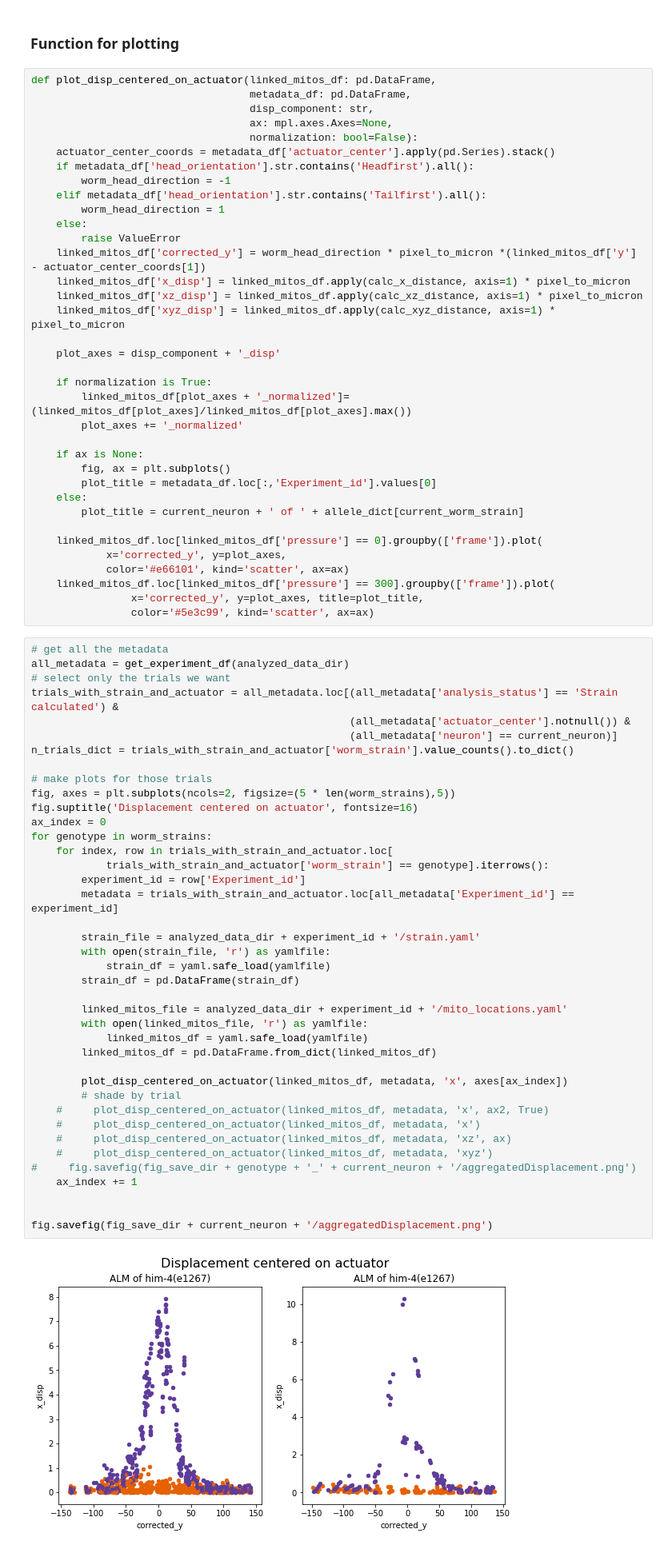
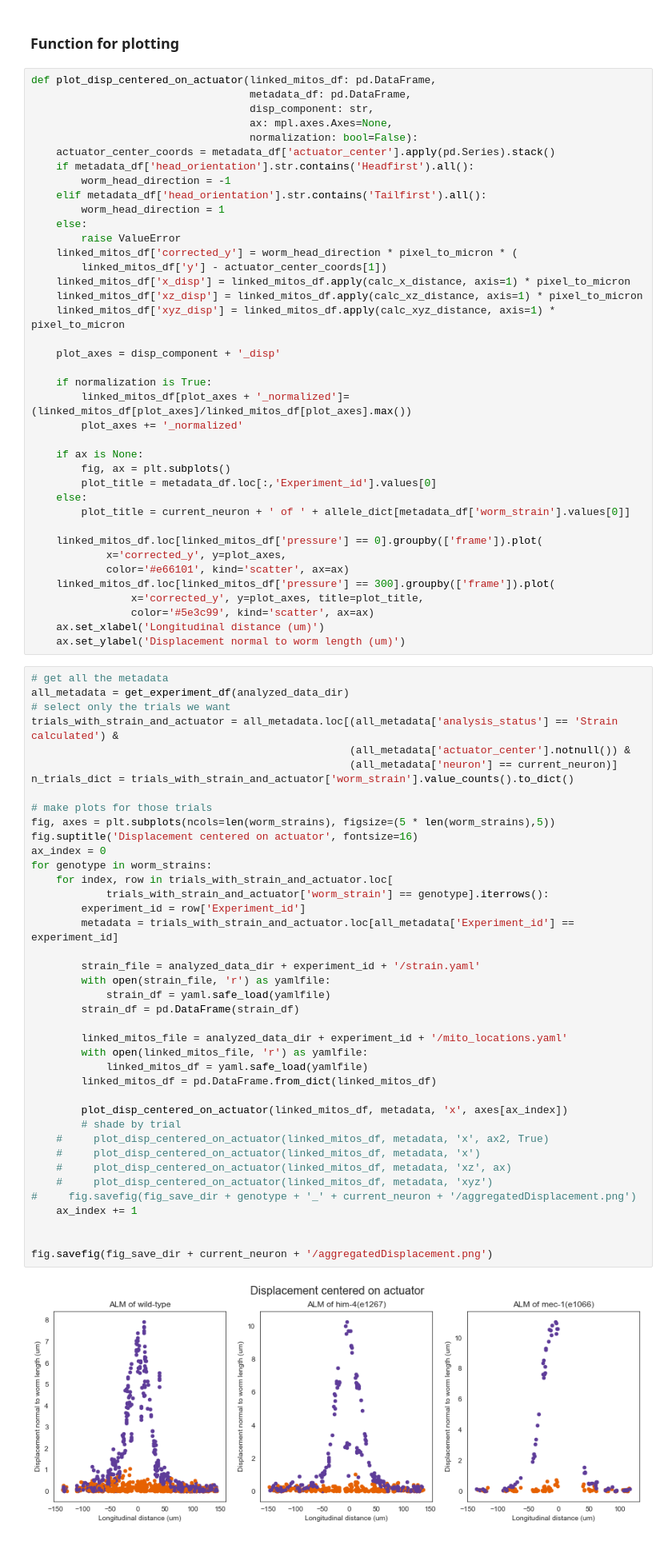
Before and after one commit to anekimken/SSN_ImageAnalysis, a Jupyter notebook: Notebooks/Displacement and Strain Plots.ipynb, the cells around one changed output. Shown at 80% size. Cells and saved outputs as stored; diff of their text form.

```diff
--- a/Notebooks/Displacement and Strain Plots.ipynb
+++ b/Notebooks/Displacement and Strain Plots.ipynb
@@ -109,7 +109,8 @@ def plot_disp_centered_on_actuator(linked_mitos_df: pd.DataFrame,
         worm_head_direction = 1
     else:
         raise ValueError
-    linked_mitos_df['corrected_y'] = worm_head_direction * pixel_to_micron *(linked_mitos_df['y'] - actuator_center_coords[1])
+    linked_mitos_df['corrected_y'] = worm_head_direction * pixel_to_micron * (
+        linked_mitos_df['y'] - actuator_center_coords[1])
     linked_mitos_df['x_disp'] = linked_mitos_df.apply(calc_x_distance, axis=1) * pixel_to_micron
     linked_mitos_df['xz_disp'] = linked_mitos_df.apply(calc_xz_distance, axis=1) * pixel_to_micron
     linked_mitos_df['xyz_disp'] = linked_mitos_df.apply(calc_xyz_distance, axis=1) * pixel_to_micron
@@ -124,7 +125,7 @@ def plot_disp_centered_on_actuator(linked_mitos_df: pd.DataFrame,
         fig, ax = plt.subplots()
         plot_title = metadata_df.loc[:,'Experiment_id'].values[0]
     else:
-        plot_title = current_neuron + ' of ' + allele_dict[current_worm_strain]
+        plot_title = current_neuron + ' of ' + allele_dict[metadata_df['worm_strain'].values[0]]
 
     linked_mitos_df.loc[linked_mitos_df['pressure'] == 0].groupby(['frame']).plot(
             x='corrected_y', y=plot_axes,
@@ -132,6 +133,8 @@ def plot_disp_centered_on_actuator(linked_mitos_df: pd.DataFrame,
     linked_mitos_df.loc[linked_mitos_df['pressure'] == 300].groupby(['frame']).plot(
                 x='corrected_y', y=plot_axes, title=plot_title,
                 color='#5e3c99', kind='scatter', ax=ax)
+    ax.set_xlabel('Longitudinal distance (um)')
+    ax.set_ylabel('Displacement normal to worm length (um)')
 # %%
 # get all the metadata
 all_metadata = get_experiment_df(analyzed_data_dir)
@@ -142,35 +145,35 @@ trials_with_strain_and_actuator = all_metadata.loc[(all_metadata['analysis_statu
 n_trials_dict = trials_with_strain_and_actuator['worm_strain'].value_counts().to_dict()
 
 # make plots for those trials
-fig, axes = plt.subplots(ncols=2, figsize=(5 * len(worm_strains),5))
+fig, axes = plt.subplots(ncols=len(worm_strains), figsize=(5 * len(worm_strains),5))
 fig.suptitle('Displacement centered on actuator', fontsize=16)
 ax_index = 0
 for genotype in worm_strains:
     for index, row in trials_with_strain_and_actuator.loc[
             trials_with_strain_and_actuator['worm_strain'] == genotype].iterrows():
         experiment_id = row['Experiment_id']
         metadata = trials_with_strain_and_actuator.loc[all_metadata['Experiment_id'] == experiment_id]
 
         strain_file = analyzed_data_dir + experiment_id + '/strain.yaml'
         with open(strain_file, 'r') as yamlfile:
             strain_df = yaml.safe_load(yamlfile)
         strain_df = pd.DataFrame(strain_df)
 
         linked_mitos_file = analyzed_data_dir + experiment_id + '/mito_locations.yaml'
         with open(linked_mitos_file, 'r') as yamlfile:
             linked_mitos_df = yaml.safe_load(yamlfile)
         linked_mitos_df = pd.DataFrame.from_dict(linked_mitos_df)
 
         plot_disp_centered_on_actuator(linked_mitos_df, metadata, 'x', axes[ax_index])
         # shade by trial
     #     plot_disp_centered_on_actuator(linked_mitos_df, metadata, 'x', ax2, True)
     #     plot_disp_centered_on_actuator(linked_mitos_df, metadata, 'x')
     #     plot_disp_centered_on_actuator(linked_mitos_df, metadata, 'xz', ax)
     #     plot_disp_centered_on_actuator(linked_mitos_df, metadata, 'xyz')
 #     fig.savefig(fig_save_dir + genotype + '_' + current_neuron + '/aggregatedDisplacement.png')
     ax_index += 1
 
 
 fig.savefig(fig_save_dir + current_neuron + '/aggregatedDisplacement.png')
 # %% [output]
-[figure, old version]
+[figure, new version]
```
Also changed, not shown: parts of 13 cells of this notebook, 2 other files.
